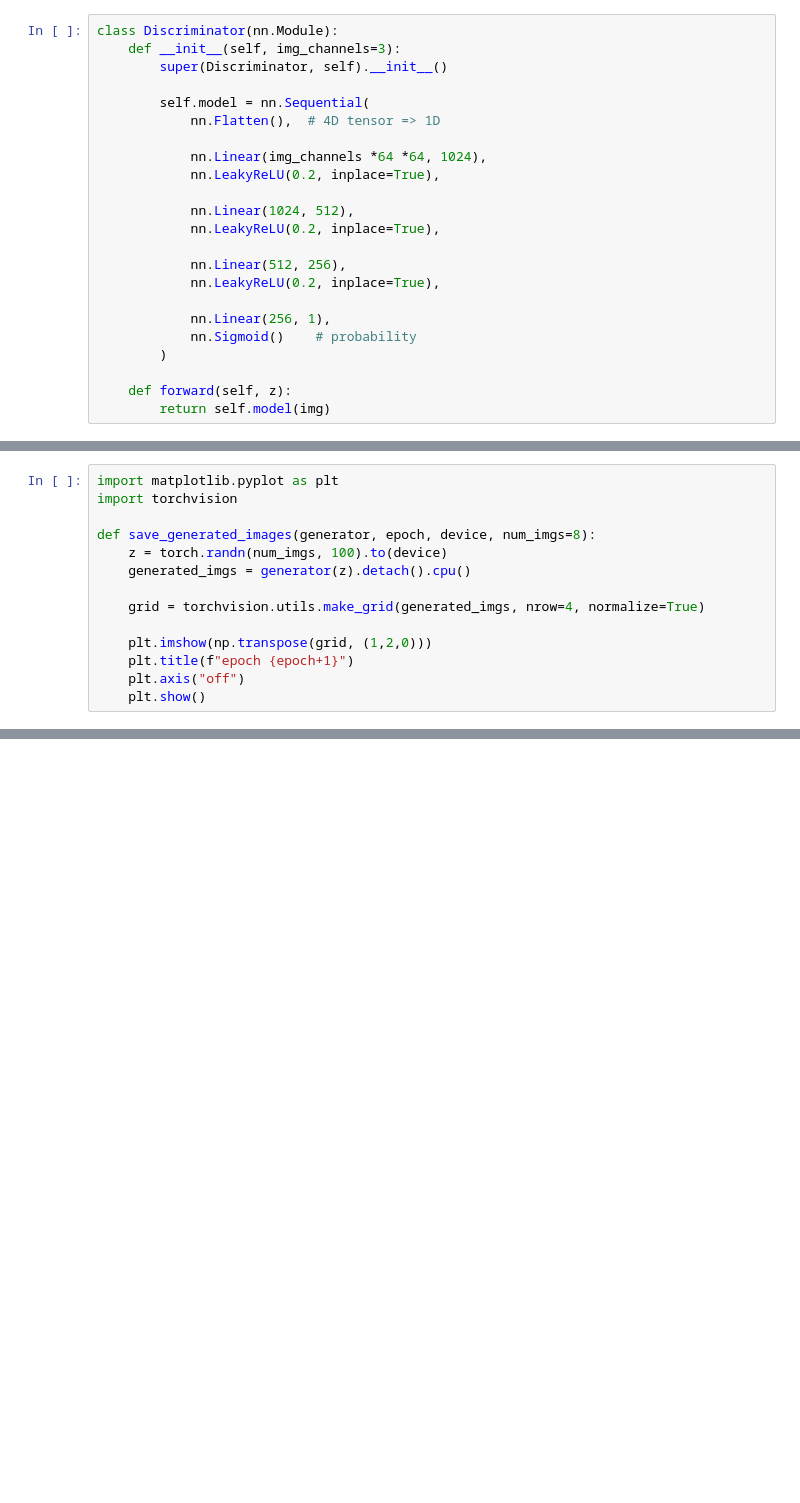
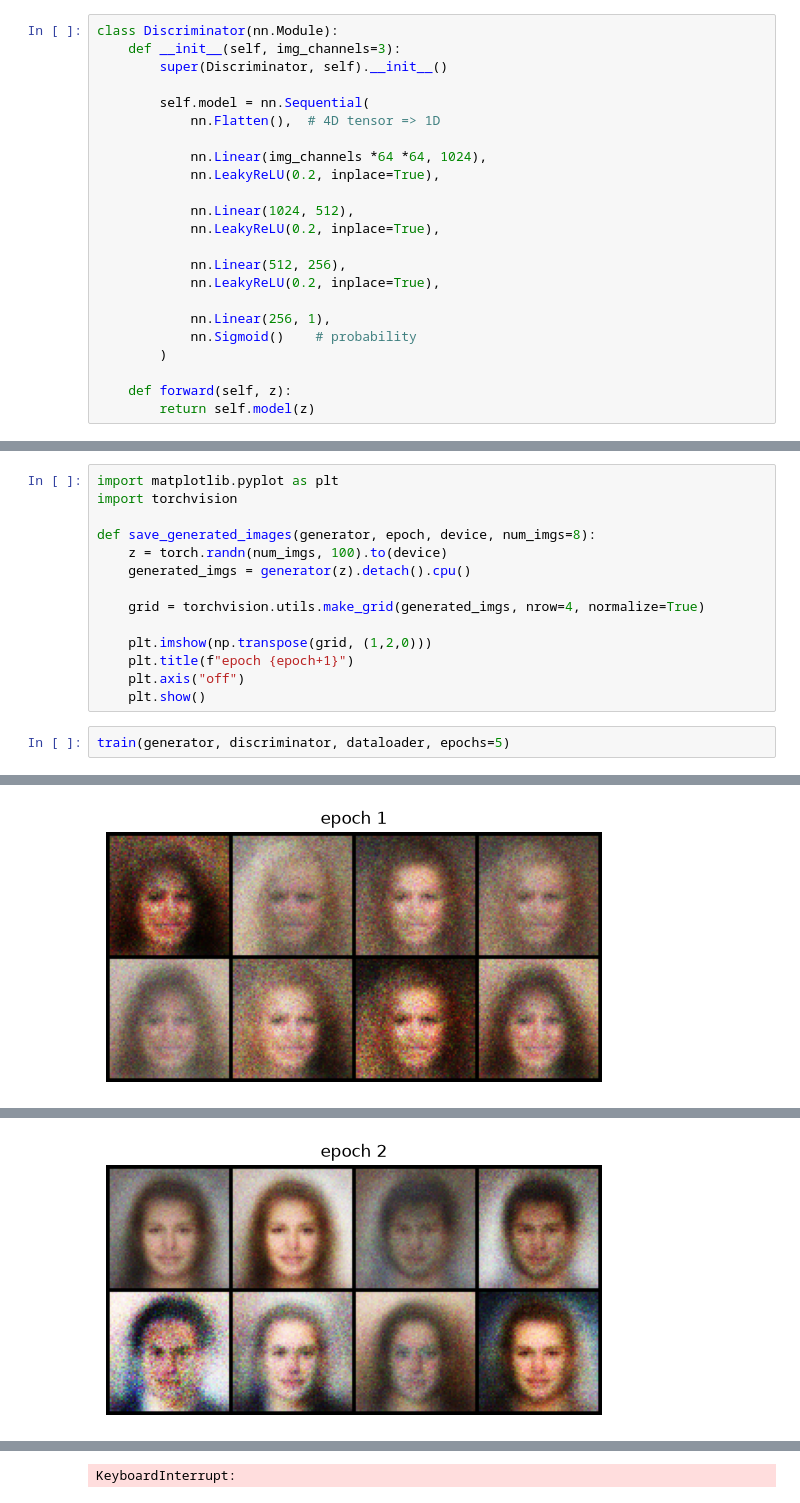
Before and after one commit to Itzmohit06/vanilla-gan-from-scratch, a Jupyter notebook: vanilla_gan.ipynb, the cells around one changed output, grey strips where cells are left out. Drawn from its saved outputs; the diff is of its cells as text; blank space fills up the shorter version.

Commit message:
train model for 2 epoch

```diff
--- a/vanilla_gan.ipynb
+++ b/vanilla_gan.ipynb
@@ -97,7 +97,7 @@ class Discriminator(nn.Module):
         )
 
     def forward(self, z):
-        return self.model(img)
+        return self.model(z)
 # %%
 import torch
 # device
@@ -176,3 +176,6 @@ def save_generated_images(generator, epoch, device, num_imgs=8):
     plt.title(f"epoch {epoch+1}")
     plt.axis("off")
     plt.show()
+# %%
+train(generator, discriminator, dataloader, epochs=5)
+# %% [output]
@@ -178,0 +199 @@ def save_generated_images(generator, epoch, device, num_imgs=8):
+[figure, added]
@@ -178,0 +217 @@ def save_generated_images(generator, epoch, device, num_imgs=8):
+[figure, added]
@@ -178,0 +221 @@ def save_generated_images(generator, epoch, device, num_imgs=8):
+KeyboardInterrupt:
```
Also changed, not shown: parts of 2 cells of this notebook.
